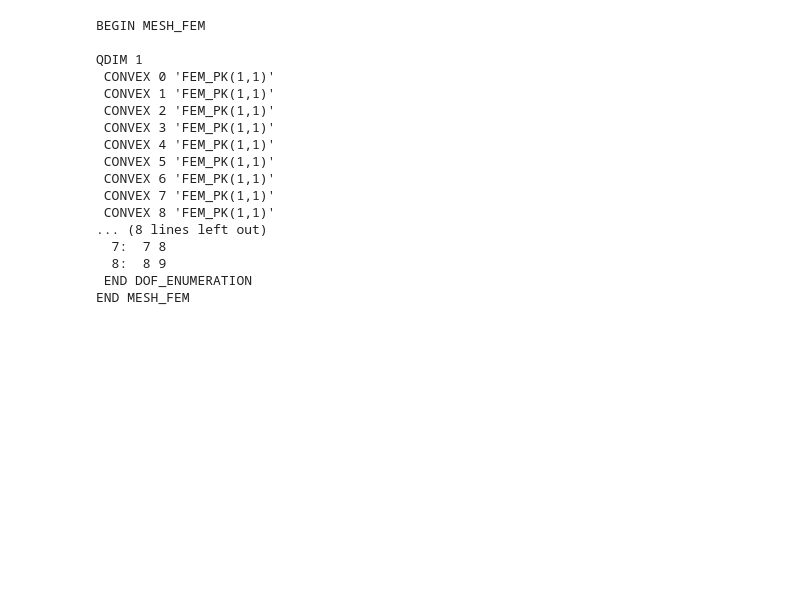
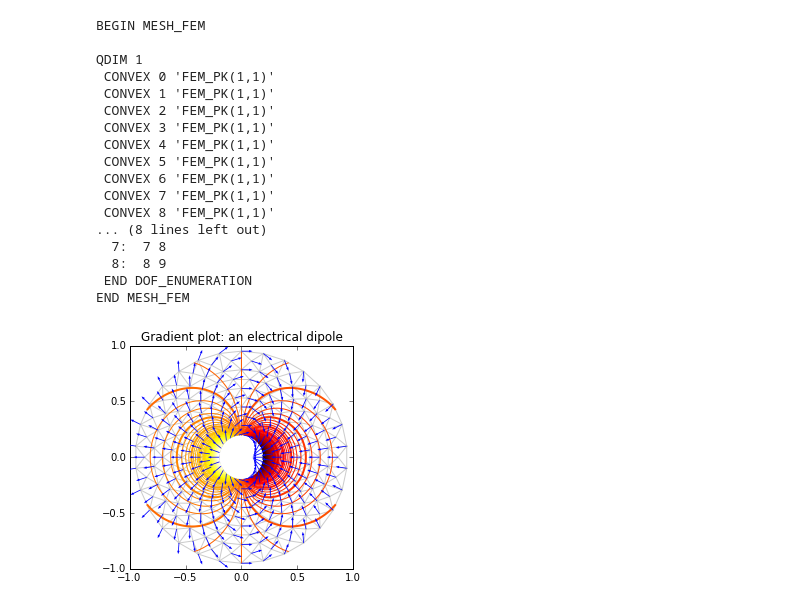
Before and after one commit to tkoyama010/Python_Study_for_FEM, a Jupyter notebook: Study01.ipynb, the cells around one changed output. Saved outputs shown, nothing was run; the diff lists cells and outputs as text; code cells hidden in the pictures; blank space fills up the shorter version.

Commit message:
matplotlibにFEMの計算例があったため転載

```diff
--- a/Study01.ipynb
+++ b/Study01.ipynb
@@ -634,3 +636,88 @@ QDIM 1
   8:  8 9
  END DOF_ENUMERATION
 END MESH_FEM
+# %%
+"""
+Demonstrates computation of gradient with matplotlib.tri.CubicTriInterpolator.
+"""
+from matplotlib.tri import Triangulation, UniformTriRefiner,\
+    CubicTriInterpolator
+import matplotlib.pyplot as plt
+import matplotlib.cm as cm
+import numpy as np
+import math
+%matplotlib inline
+
+
+#-----------------------------------------------------------------------------
+# Electrical potential of a dipole
+#-----------------------------------------------------------------------------
+def dipole_potential(x, y):
+    """ The electric dipole potential V """
+    r_sq = x**2 + y**2
+    theta = np.arctan2(y, x)
+    z = np.cos(theta)/r_sq
+    return (np.max(z) - z) / (np.max(z) - np.min(z))
+
+
+#-----------------------------------------------------------------------------
+# Creating a Triangulation
+#-----------------------------------------------------------------------------
+# First create the x and y coordinates of the points.
+n_angles = 30
+n_radii = 10
+min_radius = 0.2
+radii = np.linspace(min_radius, 0.95, n_radii)
+
+angles = np.linspace(0, 2*math.pi, n_angles, endpoint=False)
+angles = np.repeat(angles[..., np.newaxis], n_radii, axis=1)
+angles[:, 1::2] += math.pi/n_angles
+
+x = (radii*np.cos(angles)).flatten()
+y = (radii*np.sin(angles)).flatten()
+V = dipole_potential(x, y)
+
+# Create the Triangulation; no triangles specified so Delaunay triangulation
+# created.
+triang = Triangulation(x, y)
+
+# Mask off unwanted triangles.
+xmid = x[triang.triangles].mean(axis=1)
+ymid = y[triang.triangles].mean(axis=1)
+mask = np.where(xmid*xmid + ymid*ymid < min_radius*min_radius, 1, 0)
+triang.set_mask(mask)
+
+#-----------------------------------------------------------------------------
+# Refine data - interpolates the electrical potential V
+#-----------------------------------------------------------------------------
+refiner = UniformTriRefiner(triang)
+tri_refi, z_test_refi = refiner.refine_field(V, subdiv=3)
+
+#-----------------------------------------------------------------------------
+# Computes the electrical field (Ex, Ey) as gradient of electrical potential
+#-----------------------------------------------------------------------------
+tci = CubicTriInterpolator(triang, -V)
+# Gradient requested here at the mesh nodes but could be anywhere else:
+(Ex, Ey) = tci.gradient(triang.x, triang.y)
+E_norm = np.sqrt(Ex**2 + Ey**2)
+
+#-----------------------------------------------------------------------------
+# Plot the triangulation, the potential iso-contours and the vector field
+#-----------------------------------------------------------------------------
+plt.figure()
+plt.gca().set_aspect('equal')
+plt.triplot(triang, color='0.8')
+
+levels = np.arange(0., 1., 0.01)
+cmap = cm.get_cmap(name='hot', lut=None)
+plt.tricontour(tri_refi, z_test_refi, levels=levels, cmap=cmap,
+               linewidths=[2.0, 1.0, 1.0, 1.0])
+# Plots direction of the electrical vector field
+plt.quiver(triang.x, triang.y, Ex/E_norm, Ey/E_norm,
+           units='xy', scale=10., zorder=3, color='blue',
+           width=0.007, headwidth=3., headlength=4.)
+
+plt.title('Gradient plot: an electrical dipole')
+plt.show()
+# %% [output]
+[figure, added]
```
Also changed, not shown: parts of 9 cells of this notebook.
